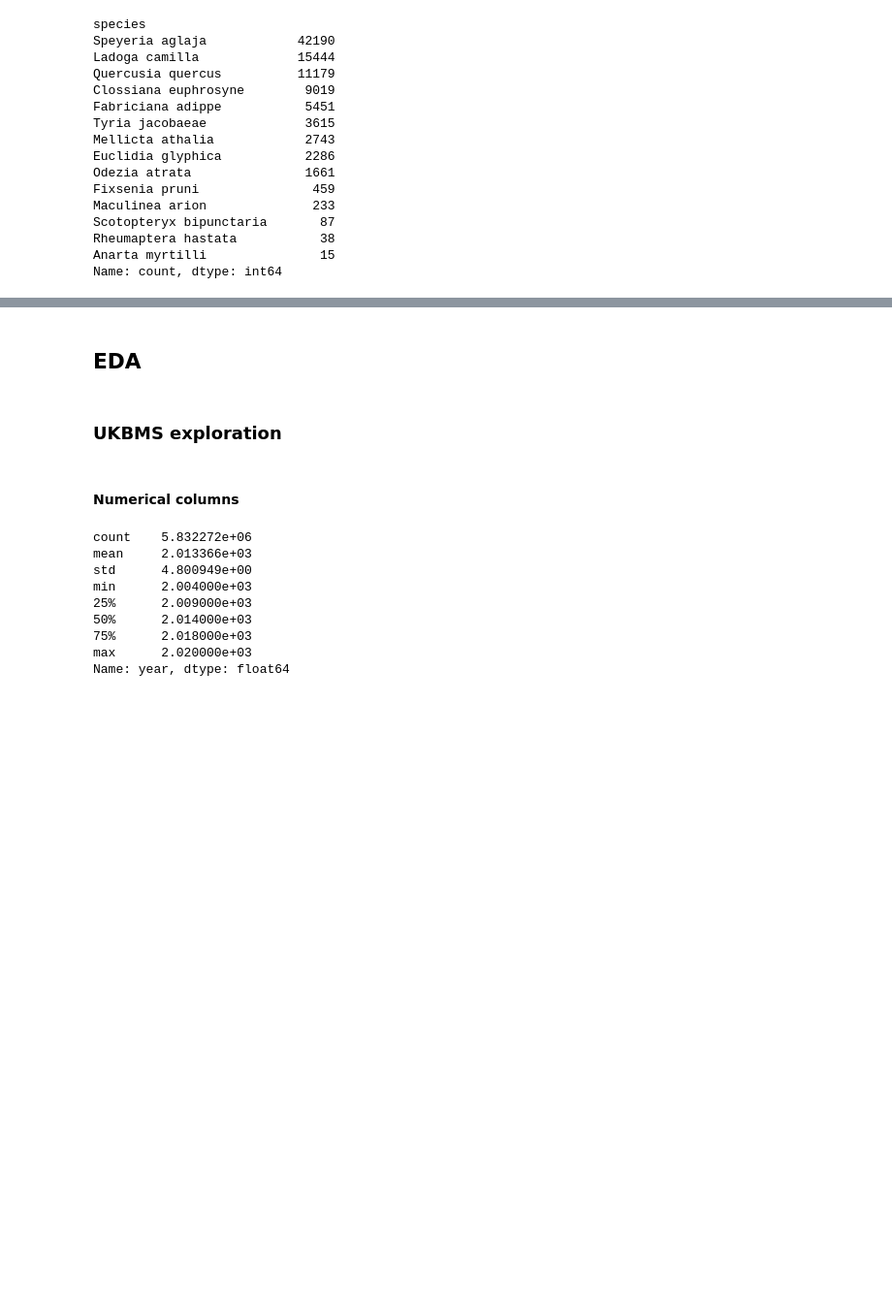
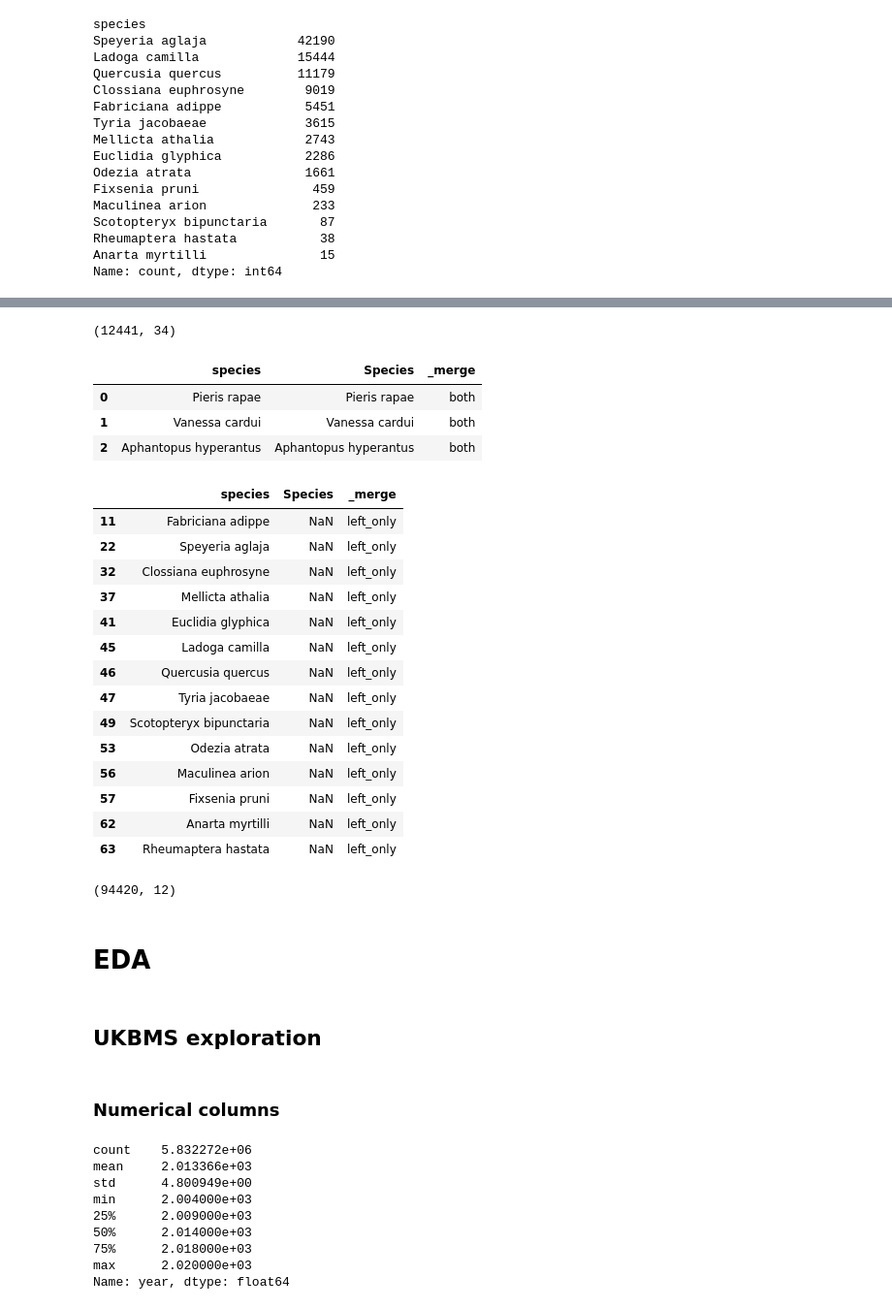
Before and after one commit to chloecousin/Butterflies, a Jupyter notebook: Capstone.ipynb, the cells around one changed output, grey strips where cells are left out. Shown at 97% size. Saved outputs shown, nothing was run; the diff lists cells and outputs as text; code cells hidden in the pictures; blank space fills up the shorter version.

```diff
--- a/Capstone.ipynb
+++ b/Capstone.ipynb
@@ -564,9 +602,49 @@ dtype: int64
+# %%
+df_LepTraits4 = df_LepTraits4.drop(columns=['verbatimSpecies'])
+df_LepTraits4 = df_LepTraits4.drop_duplicates()
+df_LepTraits4.shape
+# %% [output]
+(12441, 34)
+# %%
+# Code help: https://www.statology.org/pandas-anti-join/
+Merge = UKBMS_species.merge(df_LepTraits4['Species'], how='outer', left_on='species', right_on='Species', indicator=True)
+Merge.head(3)
+# %% [output]
+|  | species | Species | _merge |
+| 0 | Pieris rapae | Pieris rapae | both |
+| 1 | Vanessa cardui | Vanessa cardui | both |
+| 2 | Aphantopus hyperantus | Aphantopus hyperantus | both |
+# %%
+anti_join = Merge[(Merge._merge=='left_only')]#.drop('_merge', axis=1)
+anti_join
+# %% [output]
+|  | species | Species | _merge |
+| 11 | Fabriciana adippe | NaN | left_only |
+| 22 | Speyeria aglaja | NaN | left_only |
+| 32 | Clossiana euphrosyne | NaN | left_only |
+| 37 | Mellicta athalia | NaN | left_only |
+| 41 | Euclidia glyphica | NaN | left_only |
+| 45 | Ladoga camilla | NaN | left_only |
+| 46 | Quercusia quercus | NaN | left_only |
+| 47 | Tyria jacobaeae | NaN | left_only |
+| 49 | Scotopteryx bipunctaria | NaN | left_only |
+| 53 | Odezia atrata | NaN | left_only |
+| 56 | Maculinea arion | NaN | left_only |
+| 57 | Fixsenia pruni | NaN | left_only |
+| 62 | Anarta myrtilli | NaN | left_only |
+| 63 | Rheumaptera hastata | NaN | left_only |
+# %%
+speciesnotmatched = list(anti_join['species'])
+speciesnotmatched_df = df_UKBMS2[df_UKBMS2['species'].isin(speciesnotmatched)]
+speciesnotmatched_df.shape
+# %% [output]
+(94420, 12)
 # %% [markdown]
-## EDA
+# EDA
 # %% [markdown]
-### UKBMS exploration
+## UKBMS exploration
 # %% [markdown]
-#### Numerical columns
+### Numerical columns
 # %%
 df_UKBMS2['year'].describe()
 # %% [output]
```
Also changed, not shown: parts of 93 cells of this notebook.
